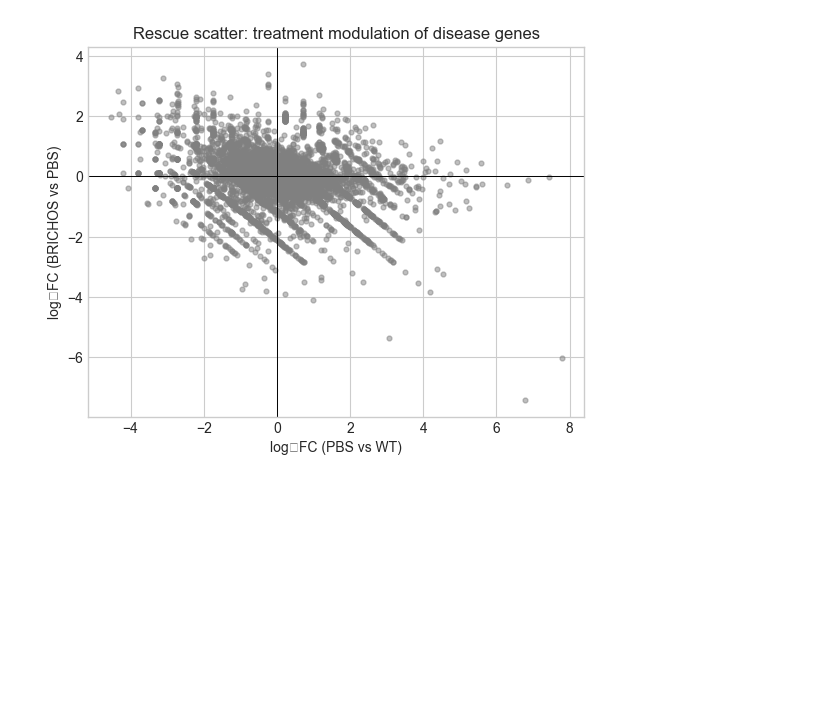
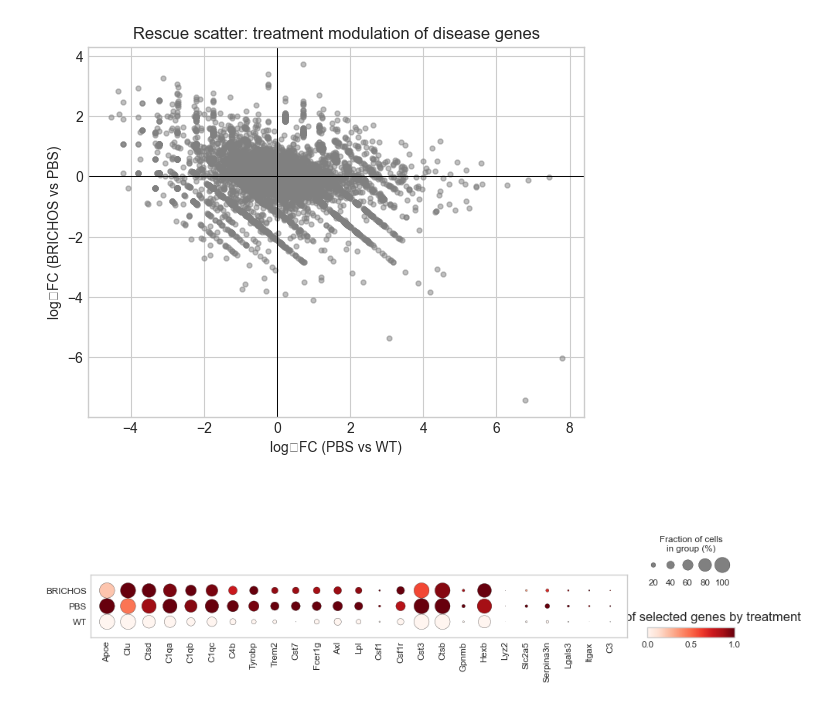
Before and after one commit to christoffermattssonlangseth/ST-BRICHOS, a Jupyter notebook: notebooks-01/03-NLGF-vs-WT-vs-BRI.ipynb, the cells around one changed output. Saved outputs shown, nothing was run; the diff lists cells and outputs as text; code cells hidden in the pictures; blank space fills up the shorter version.

```diff
--- a/notebooks-01/03-NLGF-vs-WT-vs-BRI.ipynb
+++ b/notebooks-01/03-NLGF-vs-WT-vs-BRI.ipynb
@@ -360,3 +369,13 @@ plt.title("Rescue scatter: treatment modulation of disease genes")
 plt.show()
 # %% [output]
 [figure]
+# %%
+plaque_induced_genes = [
+    "Apoe", "Clu", "Ctsd", "C1qa", "C1qb", "C1qc", "C4b", "Tyrobp", "Trem2",
+    "Cst7", "Fcer1g", "Axl", "Lpl", "Csf1", "Csf1r", "Cst3",
+    "Ctsb", "Gpnmb", "Hexb", "Lyz2", "Slc2a5", "Serpina3n", "Lgals3", "Itgax", "C3"
+]
+
+plot_dotplot_by_treatment(adata, genes=plaque_induced_genes)
+# %% [output]
+[figure, added]
```
Also changed, not shown: parts of 14 cells of this notebook, 2 other files.
